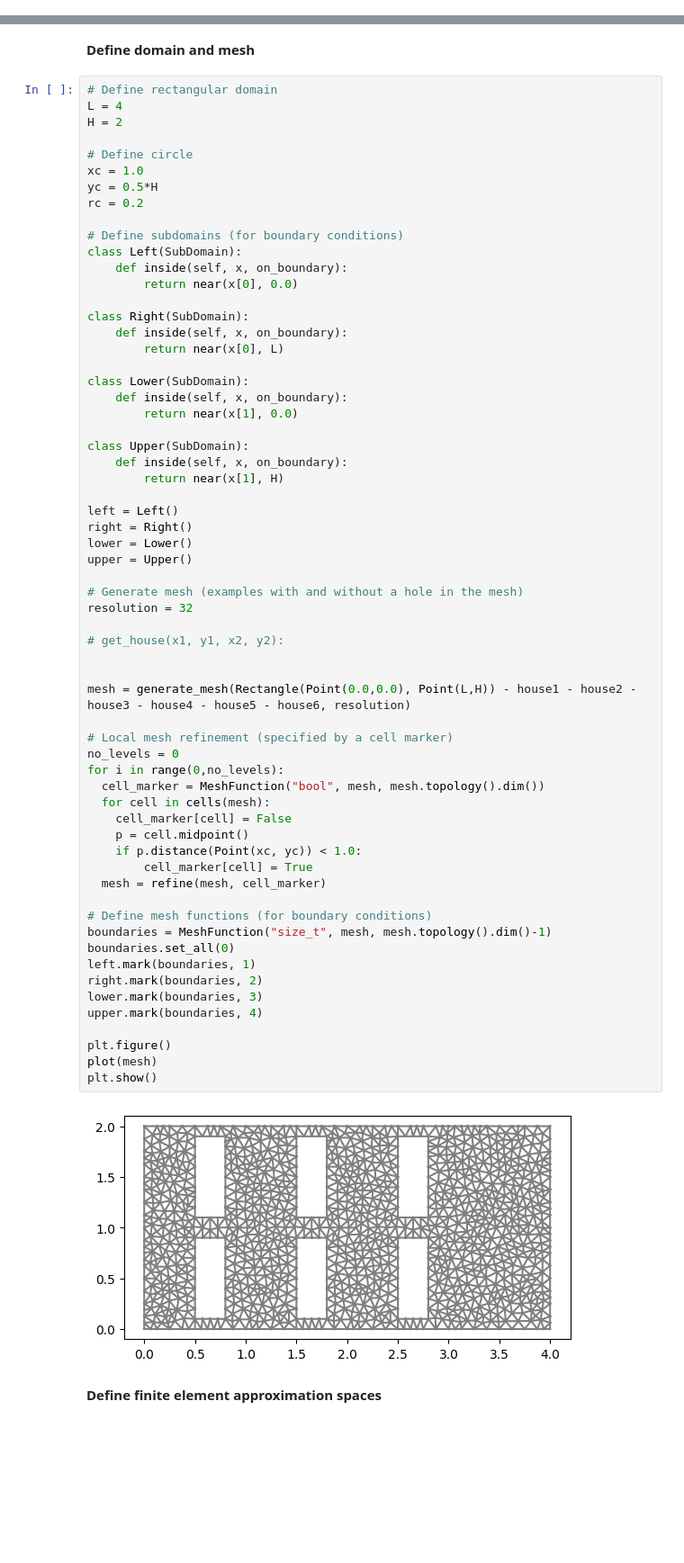
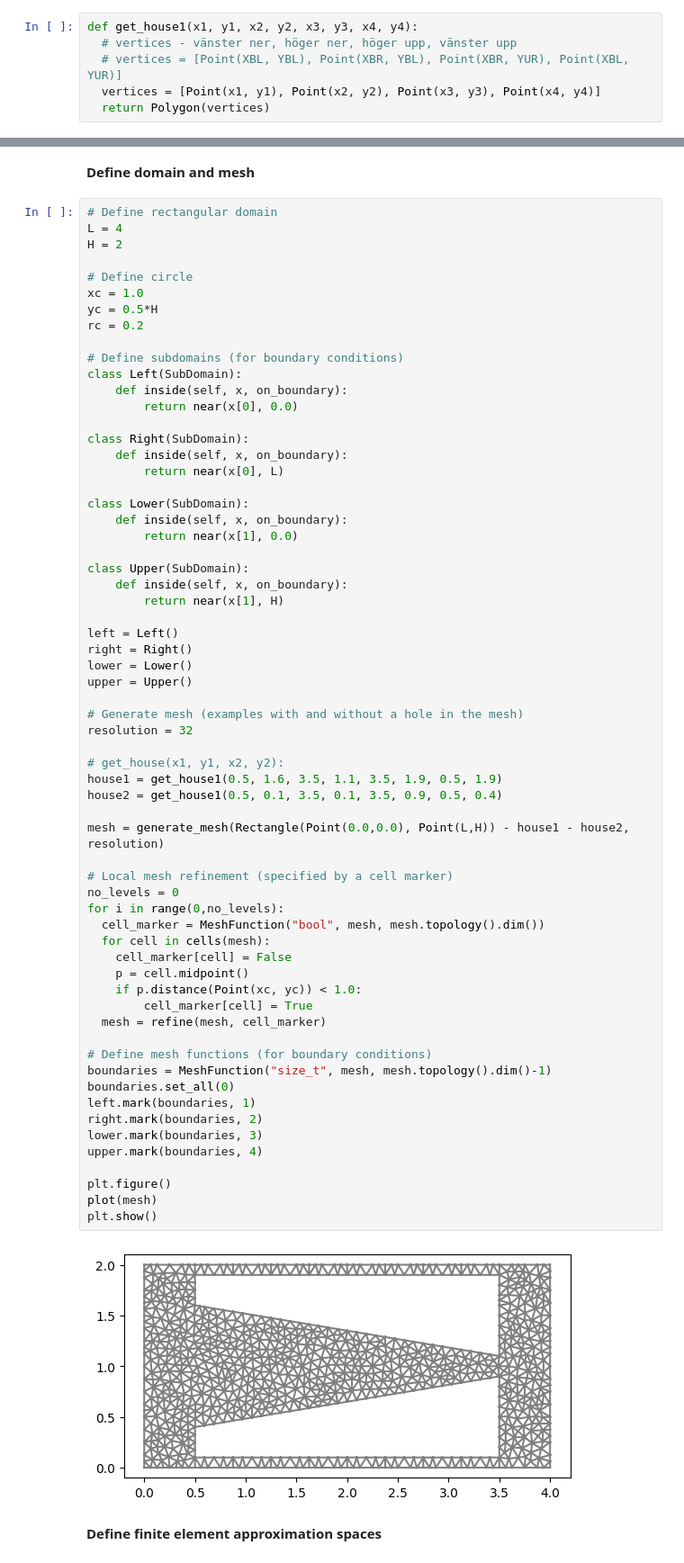
Before and after one commit to ellenmatt/DD2365-aflum, a Jupyter notebook: Project/Project_test.ipynb, the cells around one changed output, grey strips where cells are left out. Shown at 90% size. Saved outputs shown, nothing was run; the diff lists cells and outputs as text; blank space fills up the shorter version.

```diff
--- a/Project/Project_test.ipynb
+++ b/Project/Project_test.ipynb
@@ -97,4 +97,10 @@ def get_house(x1, y1, x2, y2):
   # vertices = [Point(XBL, YBL), Point(XBR, YBL), Point(XBR, YUR), Point(XBL, YUR)]
   vertices = [Point(x1, y1), Point(x2, y1), Point(x2, y2), Point(x1, y2)]
   return Polygon(vertices)
+# %%
+def get_house1(x1, y1, x2, y2, x3, y3, x4, y4):
+  # vertices - vänster ner, höger ner, höger upp, vänster upp
+  # vertices = [Point(XBL, YBL), Point(XBR, YBL), Point(XBR, YUR), Point(XBL, YUR)]
+  vertices = [Point(x1, y1), Point(x2, y2), Point(x3, y3), Point(x4, y4)]
+  return Polygon(vertices)
 # %%
@@ -143,36 +149,37 @@ upper = Upper()
 
 # Generate mesh (examples with and without a hole in the mesh)
 resolution = 32
 
 # get_house(x1, y1, x2, y2):
+house1 = get_house1(0.5, 1.6, 3.5, 1.1, 3.5, 1.9, 0.5, 1.9)
+house2 = get_house1(0.5, 0.1, 3.5, 0.1, 3.5, 0.9, 0.5, 0.4)
 
-
-mesh = generate_mesh(Rectangle(Point(0.0,0.0), Point(L,H)) - house1 - house2 - house3 - house4 - house5 - house6, resolution)
+mesh = generate_mesh(Rectangle(Point(0.0,0.0), Point(L,H)) - house1 - house2, resolution)
 
 # Local mesh refinement (specified by a cell marker)
 no_levels = 0
 for i in range(0,no_levels):
   cell_marker = MeshFunction("bool", mesh, mesh.topology().dim())
   for cell in cells(mesh):
     cell_marker[cell] = False
     p = cell.midpoint()
     if p.distance(Point(xc, yc)) < 1.0:
         cell_marker[cell] = True
   mesh = refine(mesh, cell_marker)
 
 # Define mesh functions (for boundary conditions)
 boundaries = MeshFunction("size_t", mesh, mesh.topology().dim()-1)
 boundaries.set_all(0)
 left.mark(boundaries, 1)
 right.mark(boundaries, 2)
 lower.mark(boundaries, 3)
 upper.mark(boundaries, 4)
 
 plt.figure()
 plot(mesh)
 plt.show()
 # %% [output]
-[figure, old version]
+[figure, new version]
 # %% [markdown]
 **Define finite element approximation spaces**
 # %%
```
Also changed, not shown: parts of 3 cells of this notebook.
